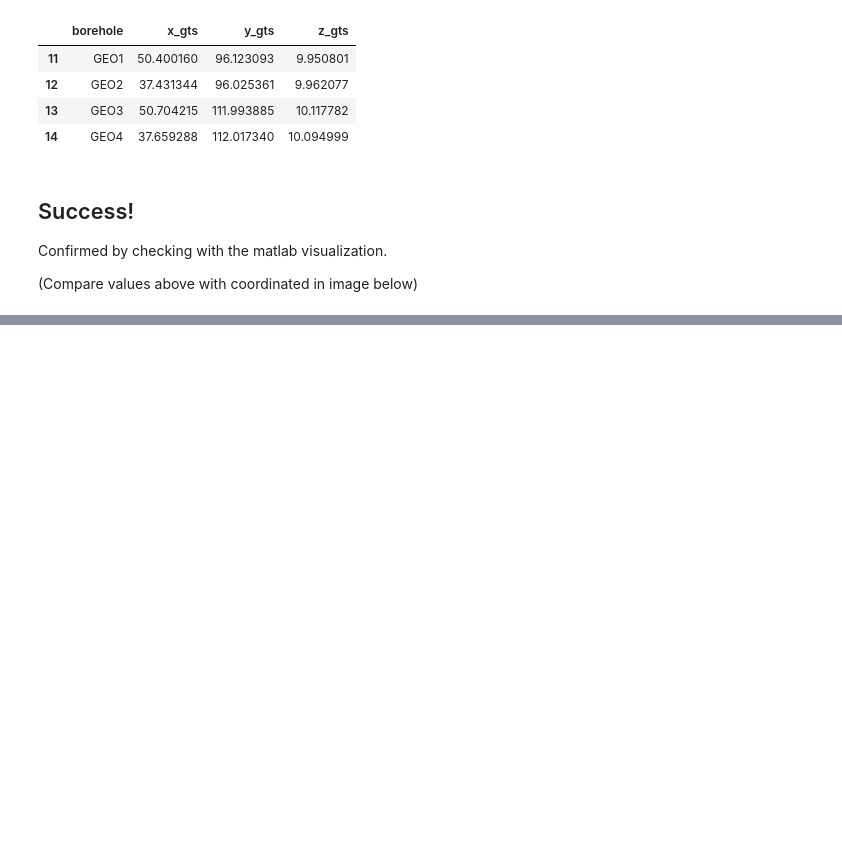
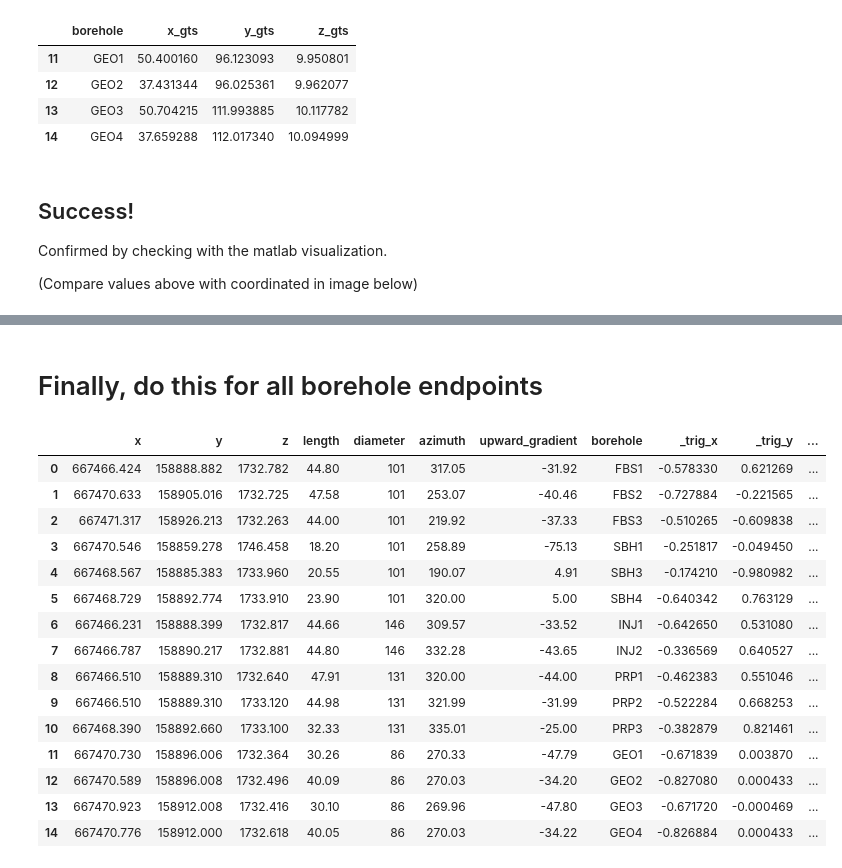
Before and after one commit to zhang-cugb/mastersproject, a Jupyter notebook: src/mastersproject/GTS/Method prototypes/extract borehole information.ipynb, the cells around one changed output, grey strips where cells are left out. Drawn from its saved outputs; the diff is of its cells as text; code cells hidden in the pictures; blank space fills up the shorter version.

```diff
--- a/src/mastersproject/GTS/Method prototypes/extract borehole information.ipynb
+++ b/src/mastersproject/GTS/Method prototypes/extract borehole information.ipynb
@@ -208,22 +149,22 @@ def bh_struc_to_gobal_coords(data: pd.DataFrame, *,
 
     # Compute angle scalers
     rad = np.pi / 180
-    geo.loc[:, '_trig_x'] = (geo[upward_gradient] * rad).apply(np.cos) * \
-                              (geo[azimuth] * rad).apply(np.sin)
+    data.loc[:, '_trig_x'] = (data[upward_gradient] * rad).apply(np.cos) * \
+                             (data[azimuth] * rad).apply(np.sin)
 
-    geo.loc[:, '_trig_y'] = (geo[upward_gradient] * rad).apply(np.cos) * \
-                              (geo[azimuth] * rad).apply(np.cos)
+    data.loc[:, '_trig_y'] = (data[upward_gradient] * rad).apply(np.cos) * \
+                             (data[azimuth] * rad).apply(np.cos)
 
-    geo.loc[:, '_trig_z'] = (geo[upward_gradient] * rad).apply(np.sin)
+    data.loc[:, '_trig_z'] = (data[upward_gradient] * rad).apply(np.sin)
 
     # Swiss coordinates
-    geo.loc[:, 'x_swiss'] = geo[x] + (geo[depth] * geo['_trig_x'])
-    geo.loc[:, 'y_swiss'] = geo[y] + (geo[depth] * geo['_trig_y'])
-    geo.loc[:, 'z_swiss'] = geo[z] + (geo[depth] * geo['_trig_z'])
+    data.loc[:, 'x_swiss'] = data[x] + (data[depth] * data['_trig_x'])
+    data.loc[:, 'y_swiss'] = data[y] + (data[depth] * data['_trig_y'])
+    data.loc[:, 'z_swiss'] = data[z] + (data[depth] * data['_trig_z'])
 
     # GTS coordinates
-    geo[['x_gts', 'y_gts', 'z_gts']] = \
-    geo[['x_swiss', 'y_swiss', 'z_swiss']].apply(swiss_to_gts, axis=1,
+    data[['x_gts', 'y_gts', 'z_gts']] = \
+    data[['x_swiss', 'y_swiss', 'z_swiss']].apply(swiss_to_gts, axis=1,
                                                  raw=True, result_type='expand')
 # %% [markdown]
 ## Test the unified method
@@ -254,3 +195,27 @@ Confirmed by checking with the matlab visualization.
 (Compare values above with coordinated in image below)
 # %% [markdown]
 ![bh_geo_endpoint_coordinates.png](attachment:bh_geo_endpoint_coordinates.png)
+# %% [markdown]
+# Finally, do this for all borehole endpoints
+# %%
+mapping = {'x': 'x', 'y': 'y', 'z': 'z', 'depth': 'length',
+           'upward_gradient': 'upward_gradient', 'azimuth': 'azimuth'}
+bh_struc_to_gobal_coords(bh_geom, **mapping)
+bh_geom
+# %% [output]
+|  | x | y | z | length | diameter | azimuth | upward_gradient | borehole | _trig_x | _trig_y | ... |
+| 0 | 667466.424 | 158888.882 | 1732.782 | 44.80 | 101 | 317.05 | -31.92 | FBS1 | -0.578330 | 0.621269 | ... |
+| 1 | 667470.633 | 158905.016 | 1732.725 | 47.58 | 101 | 253.07 | -40.46 | FBS2 | -0.727884 | -0.221565 | ... |
+| 2 | 667471.317 | 158926.213 | 1732.263 | 44.00 | 101 | 219.92 | -37.33 | FBS3 | -0.510265 | -0.609838 | ... |
+| 3 | 667470.546 | 158859.278 | 1746.458 | 18.20 | 101 | 258.89 | -75.13 | SBH1 | -0.251817 | -0.049450 | ... |
+| 4 | 667468.567 | 158885.383 | 1733.960 | 20.55 | 101 | 190.07 | 4.91 | SBH3 | -0.174210 | -0.980982 | ... |
+| 5 | 667468.729 | 158892.774 | 1733.910 | 23.90 | 101 | 320.00 | 5.00 | SBH4 | -0.640342 | 0.763129 | ... |
+| 6 | 667466.231 | 158888.399 | 1732.817 | 44.66 | 146 | 309.57 | -33.52 | INJ1 | -0.642650 | 0.531080 | ... |
+| 7 | 667466.787 | 158890.217 | 1732.881 | 44.80 | 146 | 332.28 | -43.65 | INJ2 | -0.336569 | 0.640527 | ... |
+| 8 | 667466.510 | 158889.310 | 1732.640 | 47.91 | 131 | 320.00 | -44.00 | PRP1 | -0.462383 | 0.551046 | ... |
+| 9 | 667466.510 | 158889.310 | 1733.120 | 44.98 | 131 | 321.99 | -31.99 | PRP2 | -0.522284 | 0.668253 | ... |
+| 10 | 667468.390 | 158892.660 | 1733.100 | 32.33 | 131 | 335.01 | -25.00 | PRP3 | -0.382879 | 0.821461 | ... |
+| 11 | 667470.730 | 158896.006 | 1732.364 | 30.26 | 86 | 270.33 | -47.79 | GEO1 | -0.671839 | 0.003870 | ... |
+| 12 | 667470.589 | 158896.008 | 1732.496 | 40.09 | 86 | 270.03 | -34.20 | GEO2 | -0.827080 | 0.000433 | ... |
+| 13 | 667470.923 | 158912.008 | 1732.416 | 30.10 | 86 | 269.96 | -47.80 | GEO3 | -0.671720 | -0.000469 | ... |
+| 14 | 667470.776 | 158912.000 | 1732.618 | 40.05 | 86 | 270.03 | -34.22 | GEO4 | -0.826884 | 0.000433 | ... |
```
Also changed, not shown: parts of 22 cells of this notebook, 1 other file.
